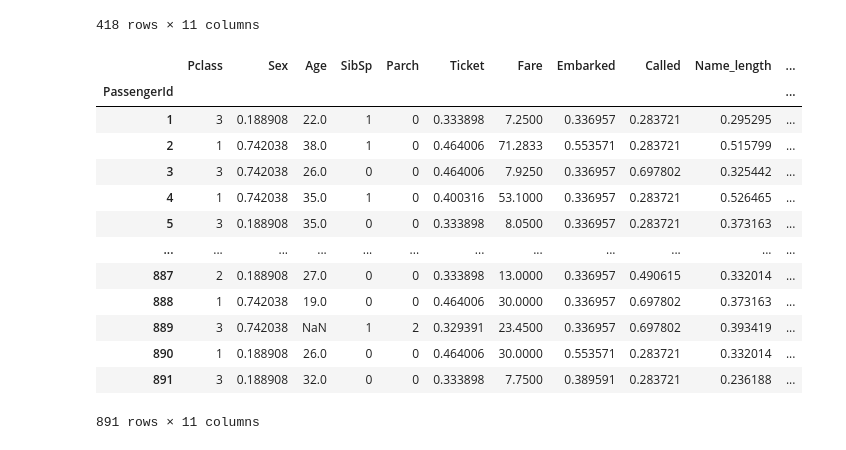
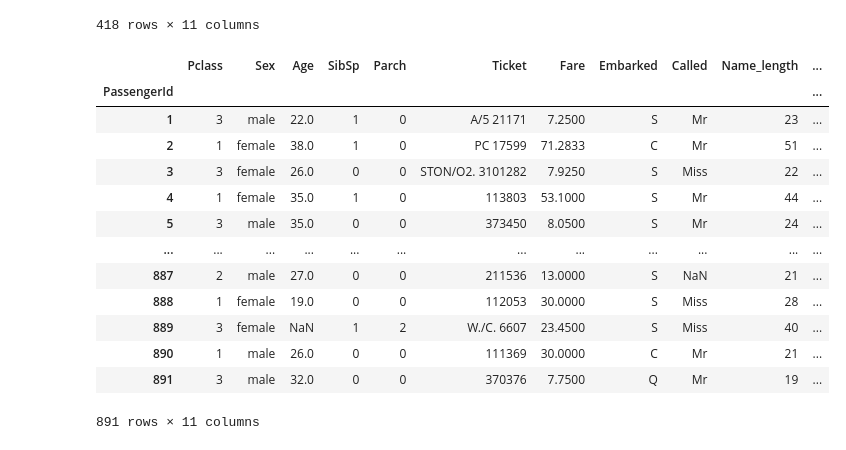
Before and after one commit to Vapourism233/DataAnalysePractice, a Jupyter notebook: model.ipynb, the cells around one changed output. Cells and saved outputs as stored; diff of their text form; code cells hidden in the pictures.

```diff
--- a/model.ipynb
+++ b/model.ipynb
@@ -129,33 +132,34 @@ test_process
 # %%
 # Fill the missing value
 X_train = train_process.iloc[:, 1:] # Get the features
 y_train = train_process.iloc[:, 0] # Get the target
 X_test = test_process
+
 
 tar_encode1 = TargetEncoder(cols=['Sex', 'Ticket', 'Embarked', 'Called', 'Name_length', 'First_name', 'First_name'],
                             handle_missing='value',
                             handle_unknown='value') # Target encoding
 
 tar_encode1.fit(X_train, y_train)
 
 X_train_encode = tar_encode1.transform(X_train)
 X_test_encode = tar_encode1.transform(X_test)
 
-X_train_encode
+X_train
 # %% [output]
 |  | Pclass | Sex | Age | SibSp | Parch | Ticket | Fare | Embarked | Called | Name_length | ... |
 | PassengerId |  |  |  |  |  |  |  |  |  |  | ... |
-| 1 | 3 | 0.188908 | 22.0 | 1 | 0 | 0.333898 | 7.2500 | 0.336957 | 0.283721 | 0.295295 | ... |
-| 2 | 1 | 0.742038 | 38.0 | 1 | 0 | 0.464006 | 71.2833 | 0.553571 | 0.283721 | 0.515799 | ... |
-| 3 | 3 | 0.742038 | 26.0 | 0 | 0 | 0.464006 | 7.9250 | 0.336957 | 0.697802 | 0.325442 | ... |
-| 4 | 1 | 0.742038 | 35.0 | 1 | 0 | 0.400316 | 53.1000 | 0.336957 | 0.283721 | 0.526465 | ... |
-| 5 | 3 | 0.188908 | 35.0 | 0 | 0 | 0.333898 | 8.0500 | 0.336957 | 0.283721 | 0.373163 | ... |
+| 1 | 3 | male | 22.0 | 1 | 0 | A/5 21171 | 7.2500 | S | Mr | 23 | ... |
+| 2 | 1 | female | 38.0 | 1 | 0 | PC 17599 | 71.2833 | C | Mr | 51 | ... |
+| 3 | 3 | female | 26.0 | 0 | 0 | STON/O2. 3101282 | 7.9250 | S | Miss | 22 | ... |
+| 4 | 1 | female | 35.0 | 1 | 0 | 113803 | 53.1000 | S | Mr | 44 | ... |
+| 5 | 3 | male | 35.0 | 0 | 0 | 373450 | 8.0500 | S | Mr | 24 | ... |
 | ... | ... | ... | ... | ... | ... | ... | ... | ... | ... | ... | ... |
-| 887 | 2 | 0.188908 | 27.0 | 0 | 0 | 0.333898 | 13.0000 | 0.336957 | 0.490615 | 0.332014 | ... |
-| 888 | 1 | 0.742038 | 19.0 | 0 | 0 | 0.464006 | 30.0000 | 0.336957 | 0.697802 | 0.373163 | ... |
-| 889 | 3 | 0.742038 | NaN | 1 | 2 | 0.329391 | 23.4500 | 0.336957 | 0.697802 | 0.393419 | ... |
-| 890 | 1 | 0.188908 | 26.0 | 0 | 0 | 0.464006 | 30.0000 | 0.553571 | 0.283721 | 0.332014 | ... |
-| 891 | 3 | 0.188908 | 32.0 | 0 | 0 | 0.333898 | 7.7500 | 0.389591 | 0.283721 | 0.236188 | ... |
+| 887 | 2 | male | 27.0 | 0 | 0 | 211536 | 13.0000 | S | NaN | 21 | ... |
+| 888 | 1 | female | 19.0 | 0 | 0 | 112053 | 30.0000 | S | Miss | 28 | ... |
+| 889 | 3 | female | NaN | 1 | 2 | W./C. 6607 | 23.4500 | S | Miss | 40 | ... |
+| 890 | 1 | male | 26.0 | 0 | 0 | 111369 | 30.0000 | C | Mr | 21 | ... |
+| 891 | 3 | male | 32.0 | 0 | 0 | 370376 | 7.7500 | Q | Mr | 19 | ... |
 891 rows × 11 columns
 # %%
 train_binning = pd.concat([X_train_encode[['Age', 'Fare']], y_train], axis=1)
```
Also changed, not shown: parts of 3 cells of this notebook.
